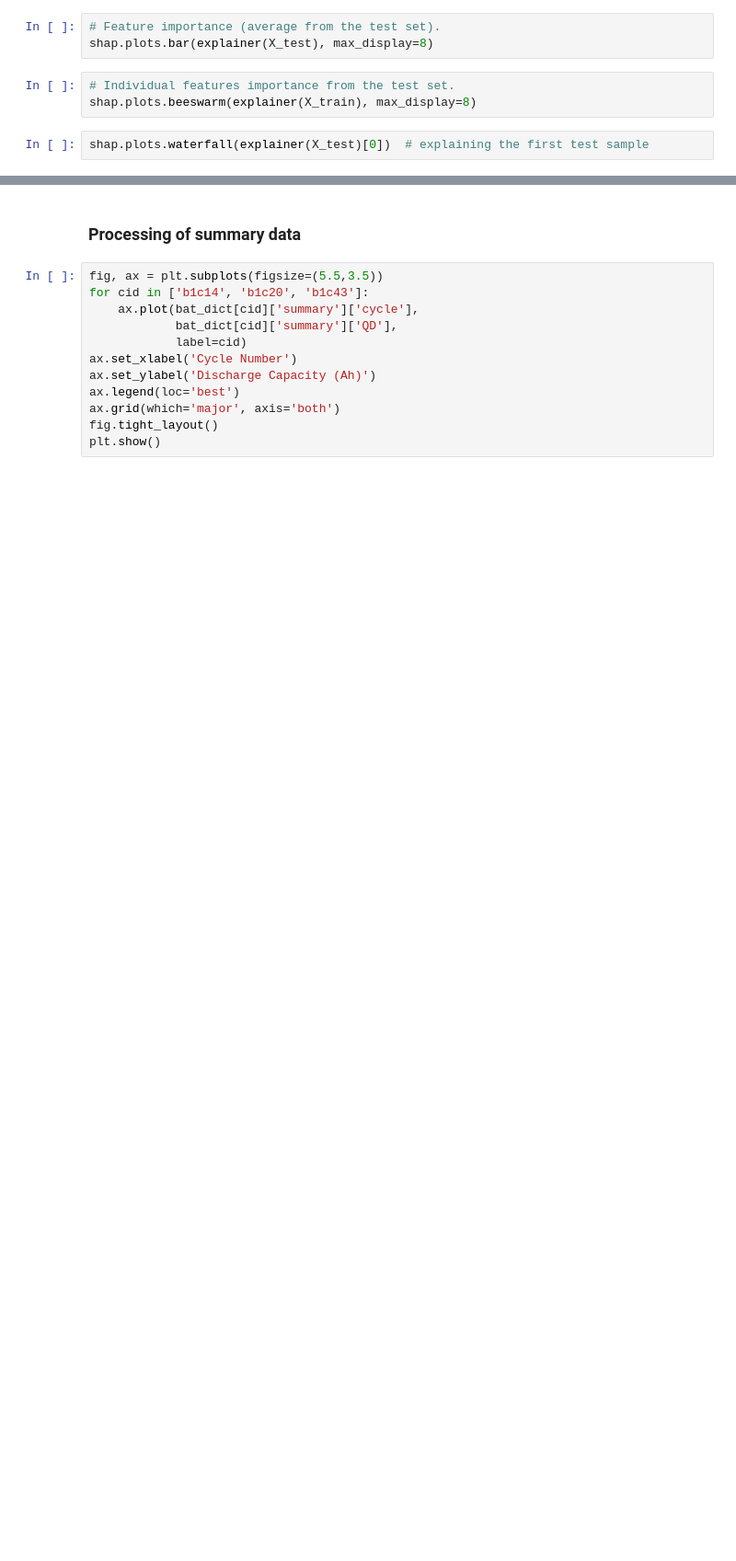
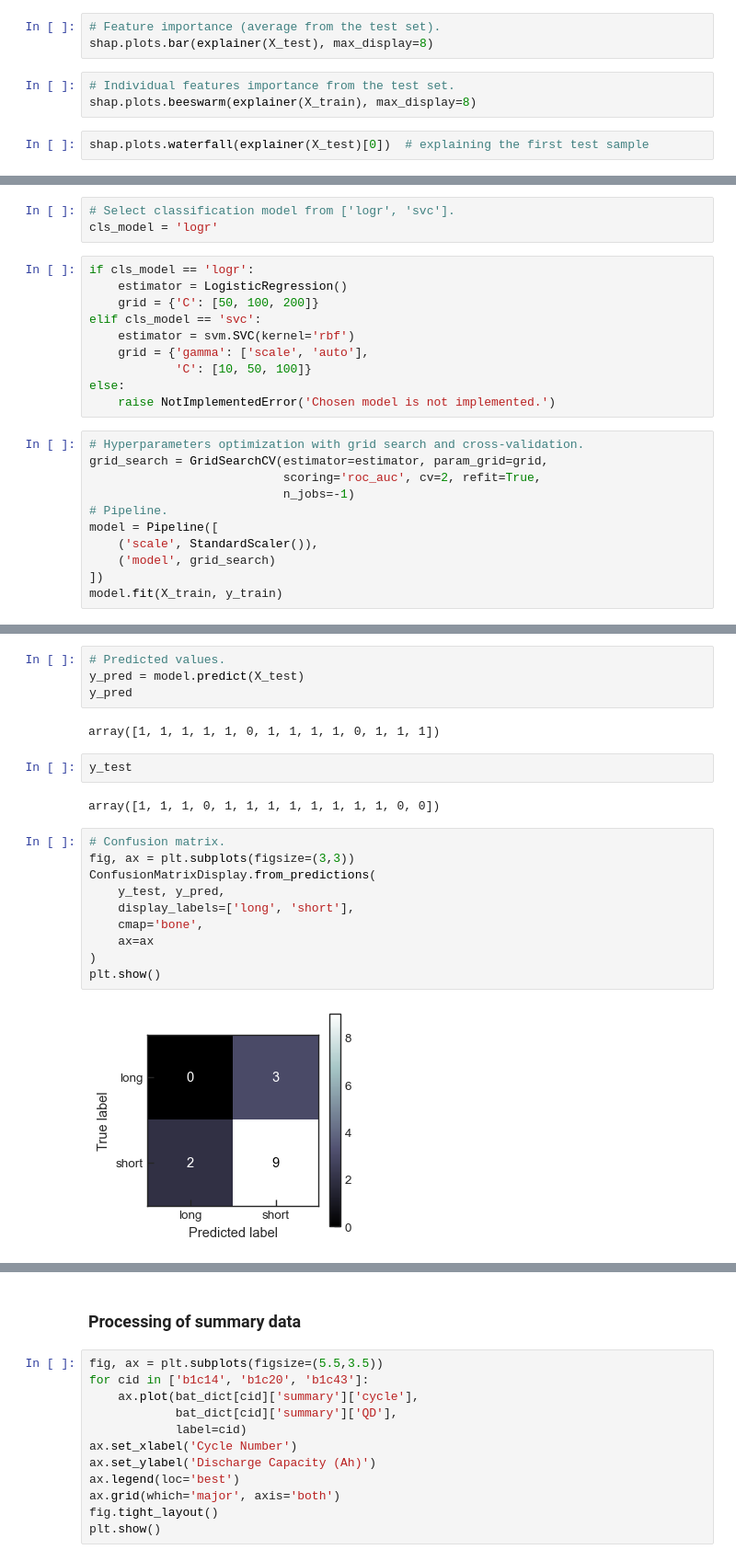
Before and after one commit to sarajcev/data-driven-prediction-of-battery-cycle-life-before-capacity-degradation, a Jupyter notebook: Models.ipynb, the cells around one changed output, grey strips where cells are left out. Shown at 92% size. Drawn from its saved outputs; the diff is of its cells as text; blank space fills up the shorter version.

Commit message:
Add classification model.

```diff
--- a/Models.ipynb
+++ b/Models.ipynb
@@ -500,0 +554,24 @@ shap.plots.waterfall(explainer(X_test)[0])  # explaining the first test sample
+# %%
+# Select classification model from ['logr', 'svc'].
+cls_model = 'logr'
+# %%
+if cls_model == 'logr':
+    estimator = LogisticRegression()
+    grid = {'C': [50, 100, 200]}
+elif cls_model == 'svc':
+    estimator = svm.SVC(kernel='rbf')
+    grid = {'gamma': ['scale', 'auto'],
+            'C': [10, 50, 100]}
+else:
+    raise NotImplementedError('Chosen model is not implemented.')
+# %%
+# Hyperparameters optimization with grid search and cross-validation.
+grid_search = GridSearchCV(estimator=estimator, param_grid=grid,
+                           scoring='roc_auc', cv=2, refit=True,
+                           n_jobs=-1)
+# Pipeline.
+model = Pipeline([
+    ('scale', StandardScaler()),
+    ('model', grid_search)
+])
+model.fit(X_train, y_train)
@@ -500,0 +588,22 @@ shap.plots.waterfall(explainer(X_test)[0])  # explaining the first test sample
+# %%
+# Predicted values.
+y_pred = model.predict(X_test)
+y_pred
+# %% [output]
+array([1, 1, 1, 1, 1, 0, 1, 1, 1, 1, 0, 1, 1, 1])
+# %%
+y_test
+# %% [output]
+array([1, 1, 1, 0, 1, 1, 1, 1, 1, 1, 1, 1, 0, 0])
+# %%
+# Confusion matrix.
+fig, ax = plt.subplots(figsize=(3,3))
+ConfusionMatrixDisplay.from_predictions(
+    y_test, y_pred,
+    display_labels=['long', 'short'],
+    cmap='bone',
+    ax=ax
+)
+plt.show()
+# %% [output]
+[figure, added]
```
Also changed, not shown: parts of 29 cells of this notebook, 1 other file.
